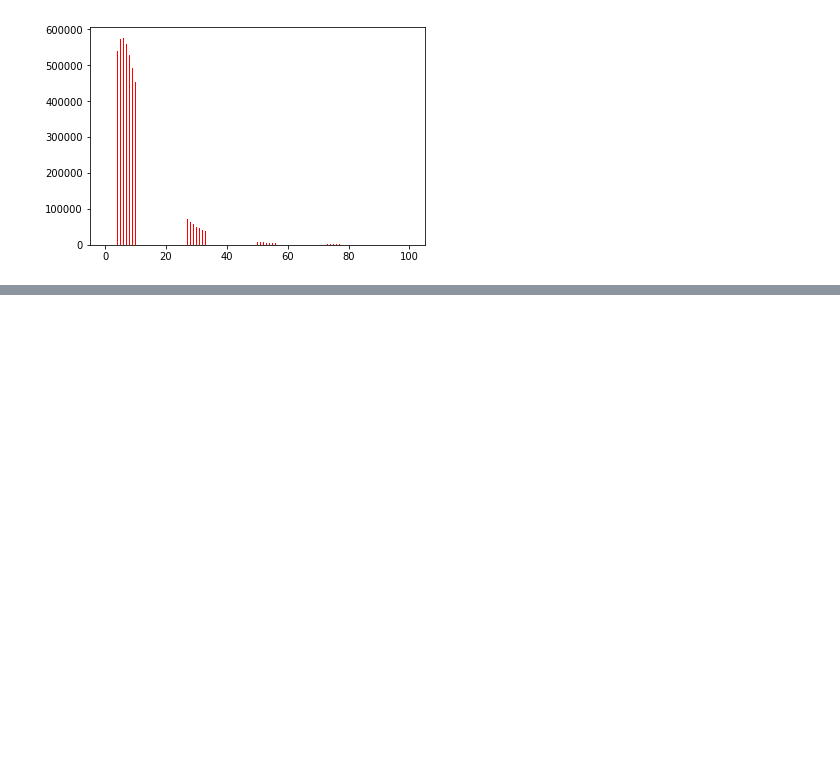
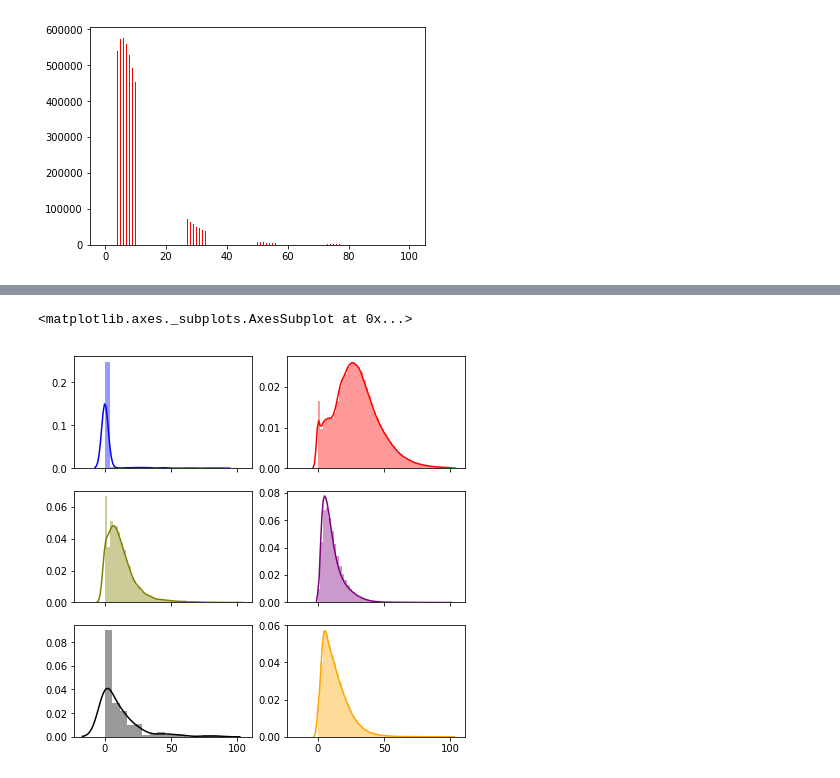
Before and after one commit to eltajbabanli/ADM-HW2, a Jupyter notebook: RQ3.ipynb, the cells around one changed output, grey strips where cells are left out. Cells and saved outputs as stored; diff of their text form; code cells hidden in the pictures; blank space fills up the shorter version.

Commit message:
[RQ3] added some analysis for each borough

```diff
--- a/RQ3.ipynb
+++ b/RQ3.ipynb
@@ -231,7 +233,8 @@ h1 = plt.hist(trip_duration_df.duration, bins=100, range=(0, 100), density=False
 # %% [output]
 [figure]
 # %%
-trip_duration_df.duration[trip_duration_df.duration.between(0, 100)].describe()
+filtered_trip_duration_df = trip_duration_df[trip_duration_df.duration.between(0, 100)]
+filtered_trip_duration_df.duration.describe() #basic description of a column 'duration'
 # %% [output]
 count    8.741290e+06
 mean     1.258850e+01
@@ -254,0 +272,2 @@ We can observe 4 different types of trips <??> but why? #TODO check it
+# %%
+trip_duration_location = pd.merge(filtered_trip_duration_df, taxi_zone_lookup, left_on='PULocationID' , right_on='LocationID')
@@ -254,0 +283,2 @@ We can observe 4 different types of trips <??> but why? #TODO check it
+# %%
+trip_duration_borough = trip_duration_location[['duration', 'Borough']]
@@ -254,0 +300,23 @@ We can observe 4 different types of trips <??> but why? #TODO check it
+# %%
+# Make a separate list for each borough
+b1 = list(trip_duration_borough[trip_duration_borough['Borough'] == 'EWR']['duration'])
+b2 = list(trip_duration_borough[trip_duration_borough['Borough'] == 'Queens']['duration'])
+b3 = list(trip_duration_borough[trip_duration_borough['Borough'] == 'Bronx']['duration'])
+b4 = list(trip_duration_borough[trip_duration_borough['Borough'] == 'Manhattan']['duration'])
+b5 = list(trip_duration_borough[trip_duration_borough['Borough'] == 'Staten Island']['duration'])
+b6 = list(trip_duration_borough[trip_duration_borough['Borough'] == 'Brooklyn']['duration'])
+# %%
+# ['EWR', 'Queens', 'Bronx', 'Manhattan', 'Staten Island', 'Brooklyn', 'Unknown']
+
+f, axes = plt.subplots(3, 2, figsize=(7, 7), sharex=True)
+
+# Make the histogram
+sns.distplot(b1, color="blue", ax=axes[0, 0], label='EWR')
+sns.distplot(b2, color="red", ax=axes[0, 1], label = 'Queens')
+sns.distplot(b3, color="olive", ax=axes[1, 0], label = 'Bronx')
+sns.distplot(b4, color="purple", ax=axes[1, 1], label = 'Manhattan')
+sns.distplot(b5, color="black", ax=axes[2, 0], label = 'Staten Island')
+sns.distplot(b6, color="orange", ax=axes[2, 1], label = 'Brooklyn')
+# %% [output]
+<matplotlib.axes._subplots.AxesSubplot at 0x...>
+[figure, added]
```
Also changed, not shown: parts of 12 cells of this notebook.
